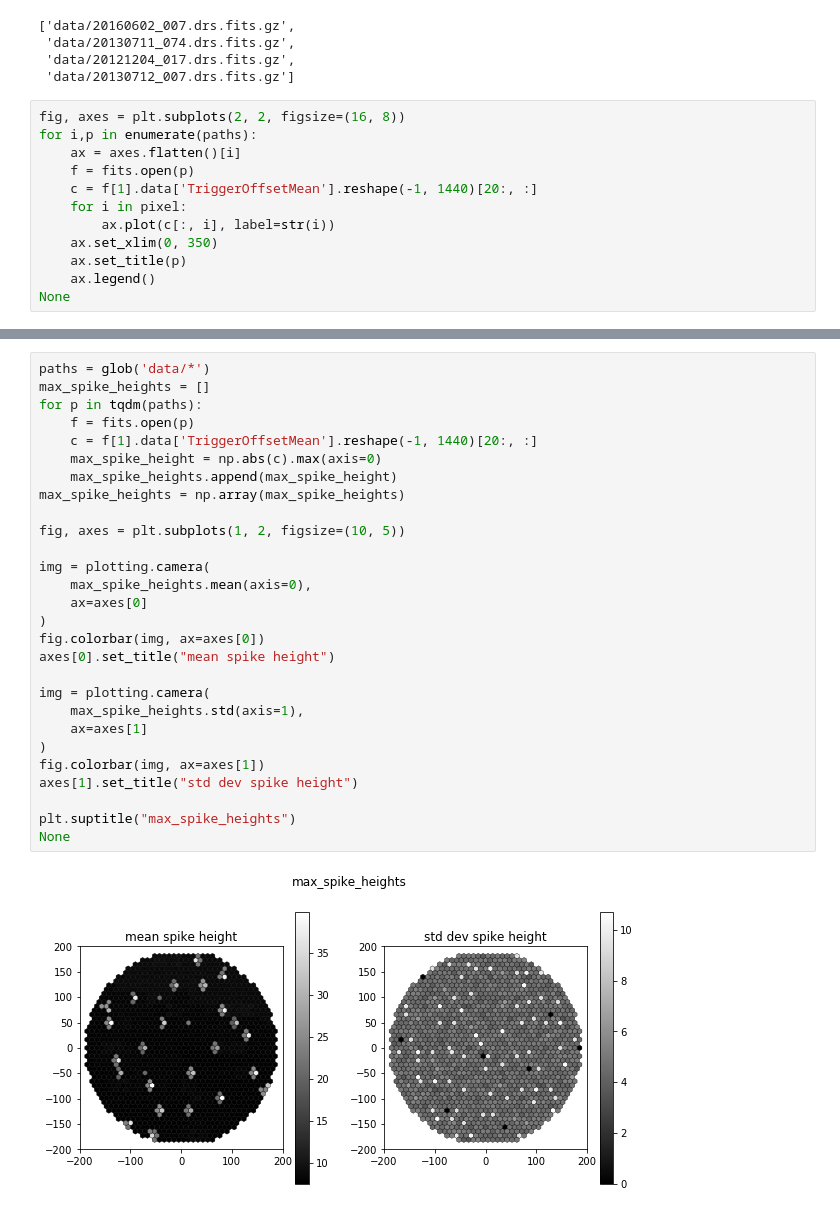
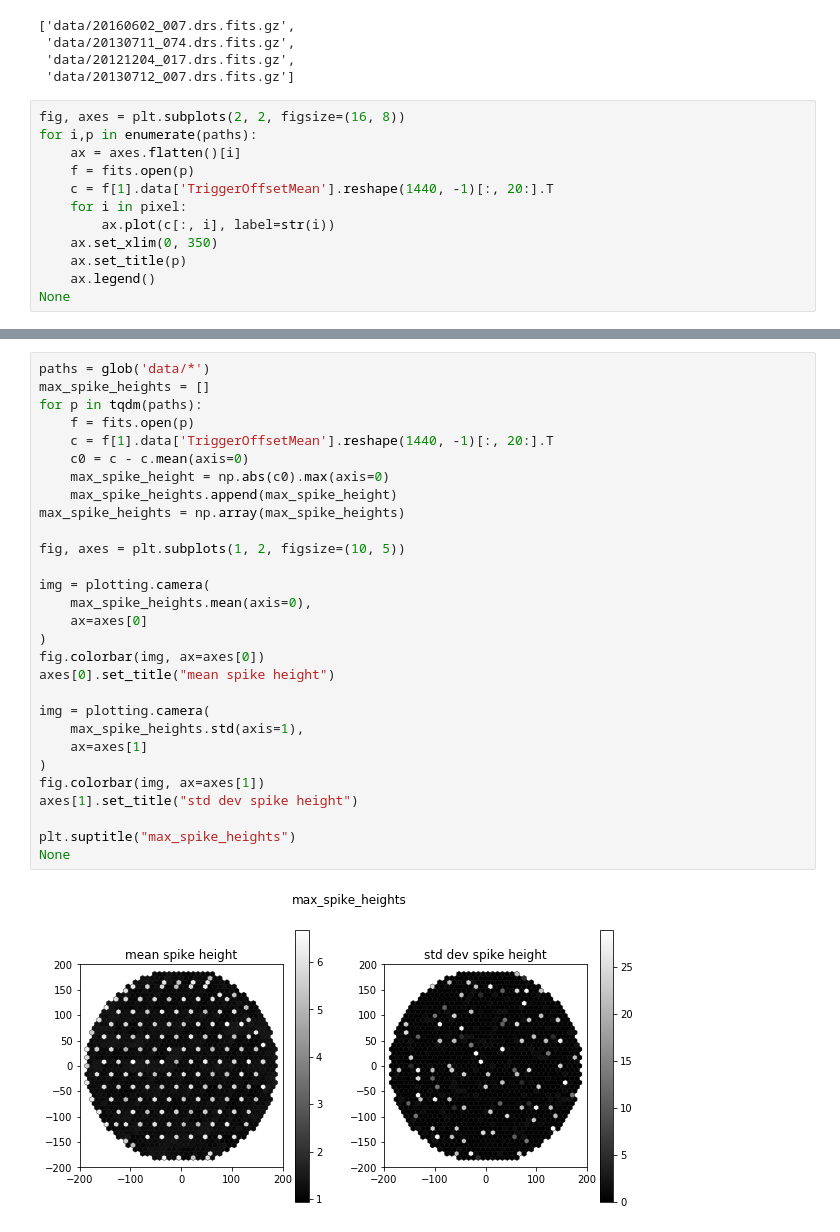
Before and after one commit to dneise/trigger_offset_study, a Jupyter notebook: average_spike_height.ipynb, the cells around one changed output, grey strips where cells are left out. Cells and saved outputs as stored; diff of their text form.

```diff
--- a/average_spike_height.ipynb
+++ b/average_spike_height.ipynb
@@ -27,7 +27,7 @@ fig, axes = plt.subplots(2, 2, figsize=(16, 8))
 for i,p in enumerate(paths):
     ax = axes.flatten()[i]
     f = fits.open(p)
-    c = f[1].data['TriggerOffsetMean'].reshape(-1, 1440)[20:, :]
+    c = f[1].data['TriggerOffsetMean'].reshape(1440, -1)[:, 20:].T
     for i in pixel:
         ax.plot(c[:, i], label=str(i))
     ax.set_xlim(0, 350)
@@ -39,30 +39,31 @@ None
 # %%
 paths = glob('data/*')
 max_spike_heights = []
 for p in tqdm(paths):
     f = fits.open(p)
-    c = f[1].data['TriggerOffsetMean'].reshape(-1, 1440)[20:, :]
-    max_spike_height = np.abs(c).max(axis=0)
+    c = f[1].data['TriggerOffsetMean'].reshape(1440, -1)[:, 20:].T
+    c0 = c - c.mean(axis=0)
+    max_spike_height = np.abs(c0).max(axis=0)
     max_spike_heights.append(max_spike_height)
 max_spike_heights = np.array(max_spike_heights)
 
 fig, axes = plt.subplots(1, 2, figsize=(10, 5))
 
 img = plotting.camera(
     max_spike_heights.mean(axis=0),
     ax=axes[0]
 )
 fig.colorbar(img, ax=axes[0])
 axes[0].set_title("mean spike height")
 
 img = plotting.camera(
     max_spike_heights.std(axis=1),
     ax=axes[1]
 )
 fig.colorbar(img, ax=axes[1])
 axes[1].set_title("std dev spike height")
 
 plt.suptitle("max_spike_heights")
 None
 # %% [output]
-[figure, old version]
+[figure, new version]
```
Also changed, not shown: parts of 7 cells of this notebook.
